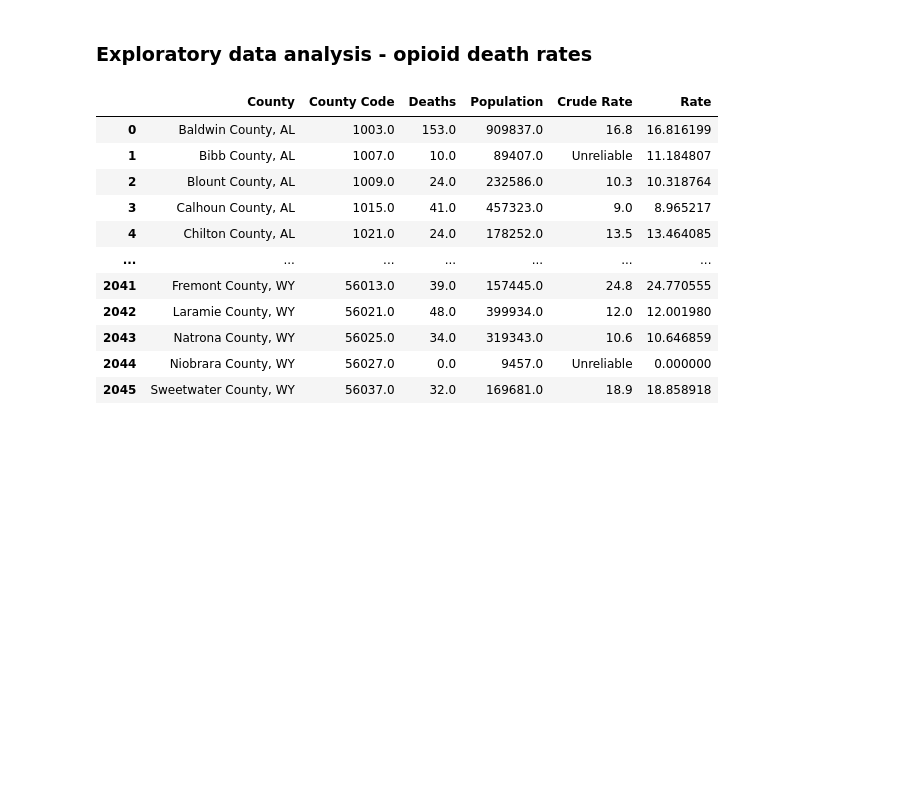
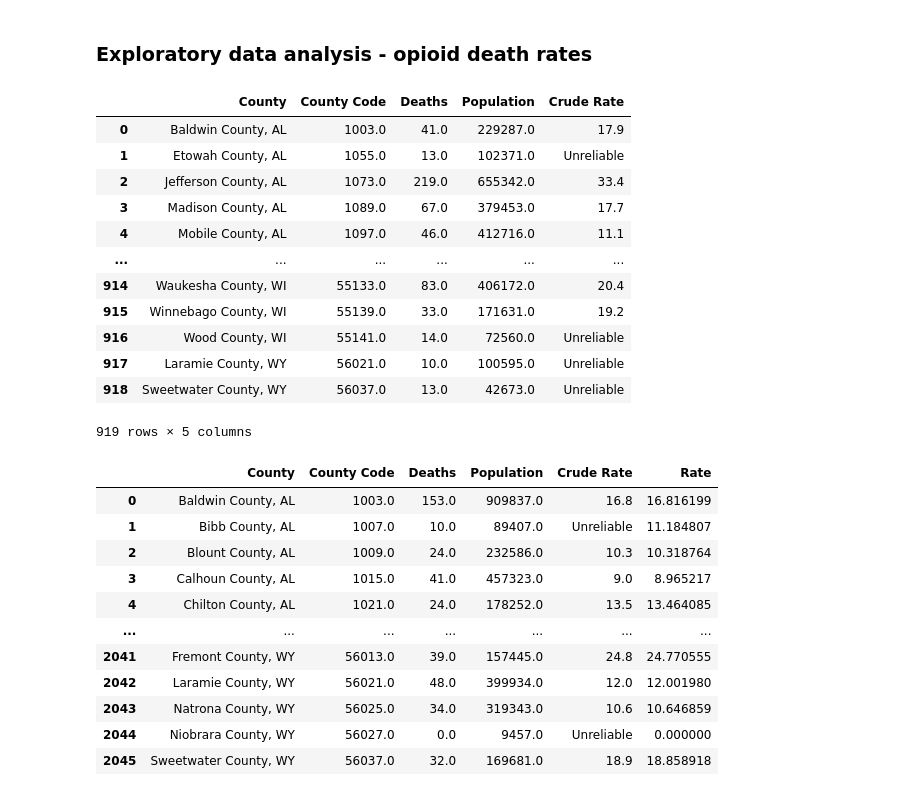
Before and after one commit to Ludougan123234/624-project, a Jupyter notebook: exp_opioid randy.ipynb, the cells around one changed output. Saved outputs shown, nothing was run; the diff lists cells and outputs as text; code cells hidden in the pictures; blank space fills up the shorter version.

```diff
--- a/exp_opioid randy.ipynb
+++ b/exp_opioid randy.ipynb
@@ -657,6 +668,24 @@ with imageio.get_writer(fname, mode='I', duration=1000) as writer:
         writer.append_data(image)
 # %% [markdown]
 ### Exploratory data analysis - opioid death rates
+# %%
+death_df = pd.read_csv("./data/OpioidDeaths_2020.txt", sep="\t")
+death_df = death_df.drop(columns="Notes").dropna()
+death_df
+# %% [output]
+|  | County | County Code | Deaths | Population | Crude Rate |
+| 0 | Baldwin County, AL | 1003.0 | 41.0 | 229287.0 | 17.9 |
+| 1 | Etowah County, AL | 1055.0 | 13.0 | 102371.0 | Unreliable |
+| 2 | Jefferson County, AL | 1073.0 | 219.0 | 655342.0 | 33.4 |
+| 3 | Madison County, AL | 1089.0 | 67.0 | 379453.0 | 17.7 |
+| 4 | Mobile County, AL | 1097.0 | 46.0 | 412716.0 | 11.1 |
+| ... | ... | ... | ... | ... | ... |
+| 914 | Waukesha County, WI | 55133.0 | 83.0 | 406172.0 | 20.4 |
+| 915 | Winnebago County, WI | 55139.0 | 33.0 | 171631.0 | 19.2 |
+| 916 | Wood County, WI | 55141.0 | 14.0 | 72560.0 | Unreliable |
+| 917 | Laramie County, WY | 56021.0 | 10.0 | 100595.0 | Unreliable |
+| 918 | Sweetwater County, WY | 56037.0 | 13.0 | 42673.0 | Unreliable |
+919 rows × 5 columns
 # %%
 # if we also want to consider the unreliable data points
 death_df['Rate'] = (death_df['Deaths'] / death_df['Population']) * 100000
```
Also changed, not shown: parts of 9 cells of this notebook.
